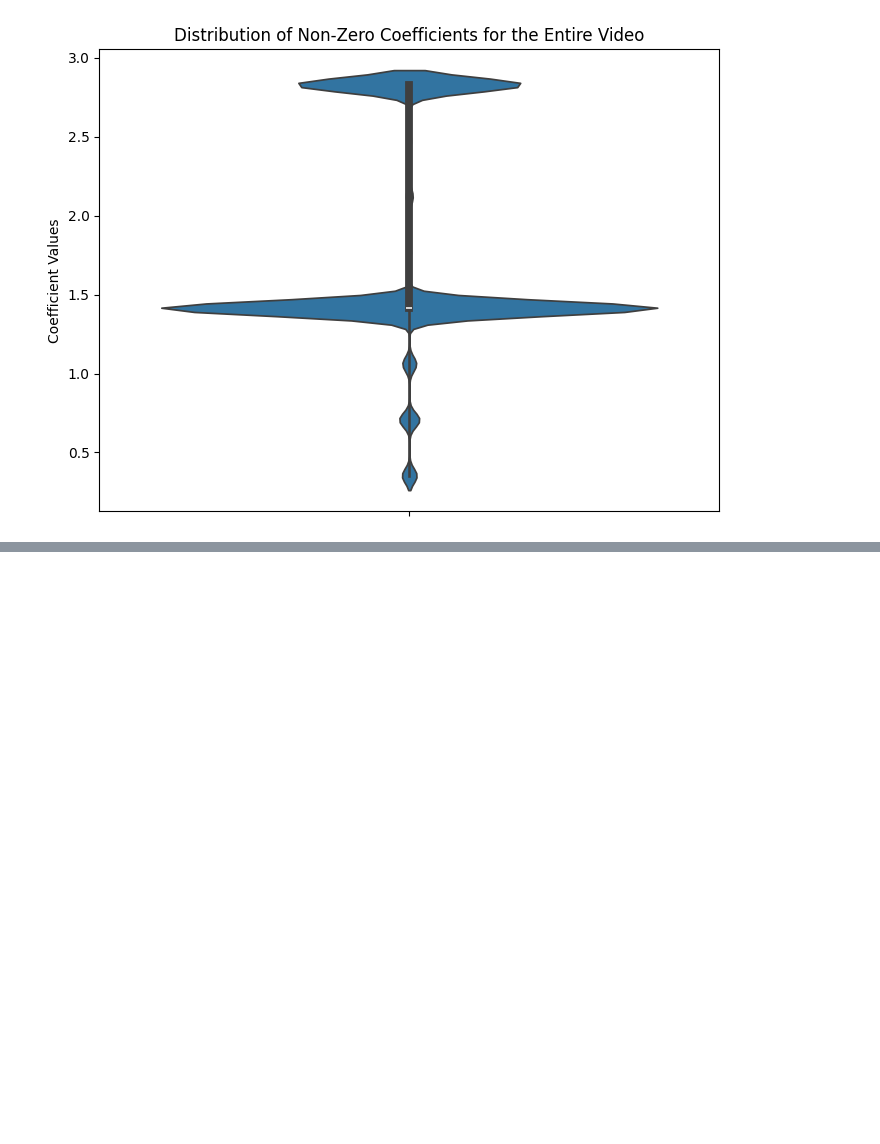
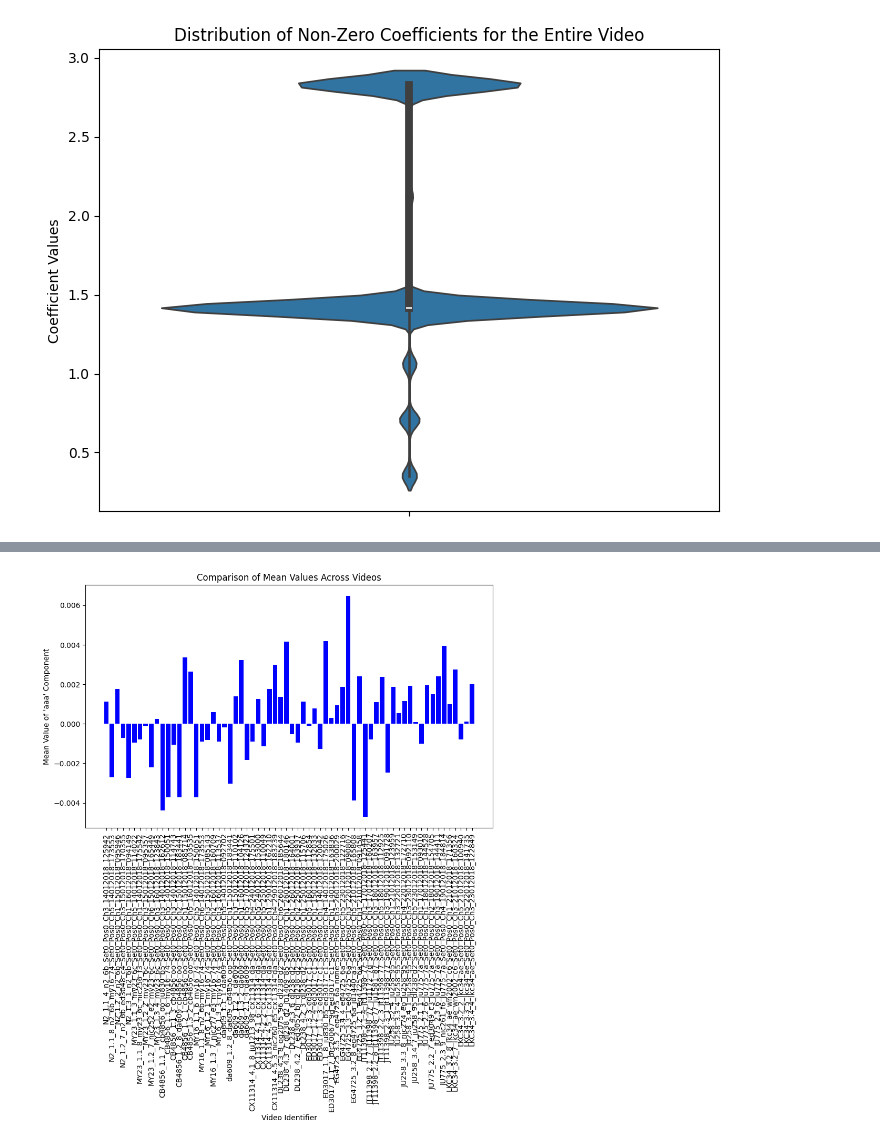
Before and after one commit to erusconiclerici/collectiveNematodes, a Jupyter notebook: Code/Python/wavelet_transform.ipynb, the cells around one changed output, grey strips where cells are left out. Drawn from its saved outputs; the diff is of its cells as text; code cells hidden in the pictures; blank space fills up the shorter version.

Commit message:
implementation analysis on all videos.

```diff
--- a/Code/Python/wavelet_transform.ipynb
+++ b/Code/Python/wavelet_transform.ipynb
@@ -450,0 +514,9 @@ plt.show()
+# %%
+# Print the structure of all_video_statistics for a couple of entries
+for video_identifier, stats in list(all_video_statistics.items())[:2]:  # Limit to the first 2 videos for brevity
+    print(f"Video Identifier: {video_identifier}")
+    for component, component_stats in stats.items():
+        print(f"  Component: {component}")
+        for stat_name, stat_value in component_stats.items():
+            print(f"    {stat_name}: {stat_value}")
+    print("\n")
@@ -450,0 +541,15 @@ plt.show()
+# %%
+# Extracting 'mean' of 'aaa' component from each video
+mean_values = [stats['ddd']['mean'] for stats in all_video_statistics.values()]
+video_identifiers = list(all_video_statistics.keys())
+
+# Creating the bar plot
+plt.figure(figsize=(10, 6))
+plt.bar(video_identifiers, mean_values, color='blue')
+plt.xlabel('Video Identifier')
+plt.ylabel('Mean Value of \'aaa\' Component')
+plt.title('Comparison of Mean Values Across Videos')
+plt.xticks(rotation=90)  # Rotate labels for readability
+plt.show()
+# %% [output]
+[figure, added]
```
Also changed, not shown: parts of 3 cells of this notebook.
